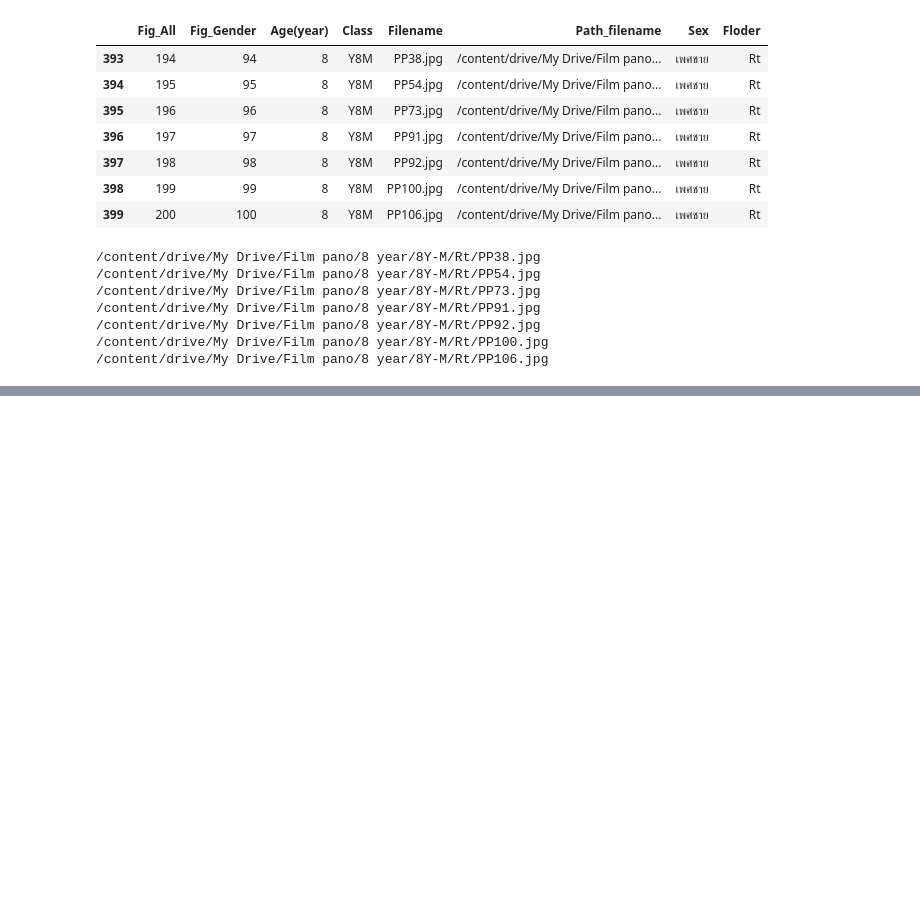
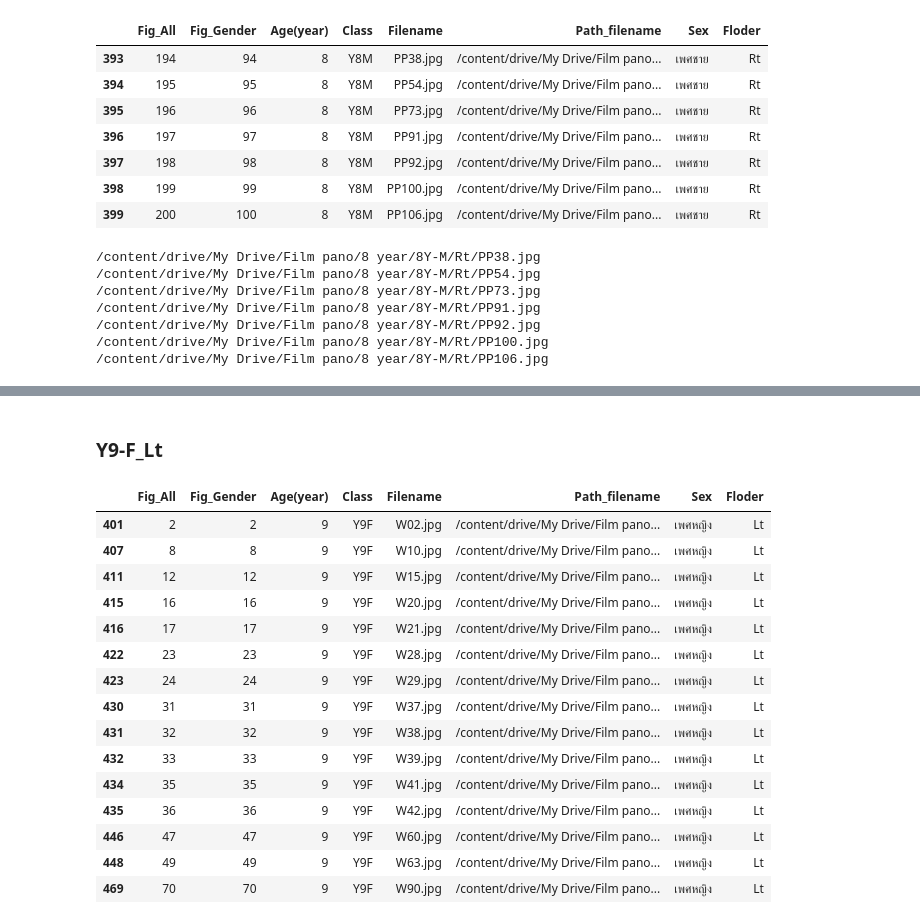
Before and after one commit to Wanita-8943/efficientnet_keras_transfer_learning, a Jupyter notebook: ตัดรูป.ipynb, the cells around one changed output, grey strips where cells are left out. Cells and saved outputs as stored; diff of their text form; code cells hidden in the pictures; blank space fills up the shorter version.

```diff
--- a/ตัดรูป.ipynb
+++ b/ตัดรูป.ipynb
@@ -724,0 +871,22 @@ for i in path:
+# %% [markdown]
+### Y9-F_Lt
+# %%
+Y9F_2= df[(df['Class'] == 'Y9F')&(df['Floder']=='Lt')]#หญิง
+Y9F_2
+# %% [output]
+|  | Fig_All | Fig_Gender | Age(year) | Class | Filename | Path_filename | Sex | Floder |
+| 401 | 2 | 2 | 9 | Y9F | W02.jpg | /content/drive/My Drive/Film pano... | เพศหญิง | Lt |
+| 407 | 8 | 8 | 9 | Y9F | W10.jpg | /content/drive/My Drive/Film pano... | เพศหญิง | Lt |
+| 411 | 12 | 12 | 9 | Y9F | W15.jpg | /content/drive/My Drive/Film pano... | เพศหญิง | Lt |
+| 415 | 16 | 16 | 9 | Y9F | W20.jpg | /content/drive/My Drive/Film pano... | เพศหญิง | Lt |
+| 416 | 17 | 17 | 9 | Y9F | W21.jpg | /content/drive/My Drive/Film pano... | เพศหญิง | Lt |
+| 422 | 23 | 23 | 9 | Y9F | W28.jpg | /content/drive/My Drive/Film pano... | เพศหญิง | Lt |
+| 423 | 24 | 24 | 9 | Y9F | W29.jpg | /content/drive/My Drive/Film pano... | เพศหญิง | Lt |
+| 430 | 31 | 31 | 9 | Y9F | W37.jpg | /content/drive/My Drive/Film pano... | เพศหญิง | Lt |
+| 431 | 32 | 32 | 9 | Y9F | W38.jpg | /content/drive/My Drive/Film pano... | เพศหญิง | Lt |
+| 432 | 33 | 33 | 9 | Y9F | W39.jpg | /content/drive/My Drive/Film pano... | เพศหญิง | Lt |
+| 434 | 35 | 35 | 9 | Y9F | W41.jpg | /content/drive/My Drive/Film pano... | เพศหญิง | Lt |
+| 435 | 36 | 36 | 9 | Y9F | W42.jpg | /content/drive/My Drive/Film pano... | เพศหญิง | Lt |
+| 446 | 47 | 47 | 9 | Y9F | W60.jpg | /content/drive/My Drive/Film pano... | เพศหญิง | Lt |
+| 448 | 49 | 49 | 9 | Y9F | W63.jpg | /content/drive/My Drive/Film pano... | เพศหญิง | Lt |
+| 469 | 70 | 70 | 9 | Y9F | W90.jpg | /content/drive/My Drive/Film pano... | เพศหญิง | Lt |
```
Also changed, not shown: parts of 17 cells of this notebook.
